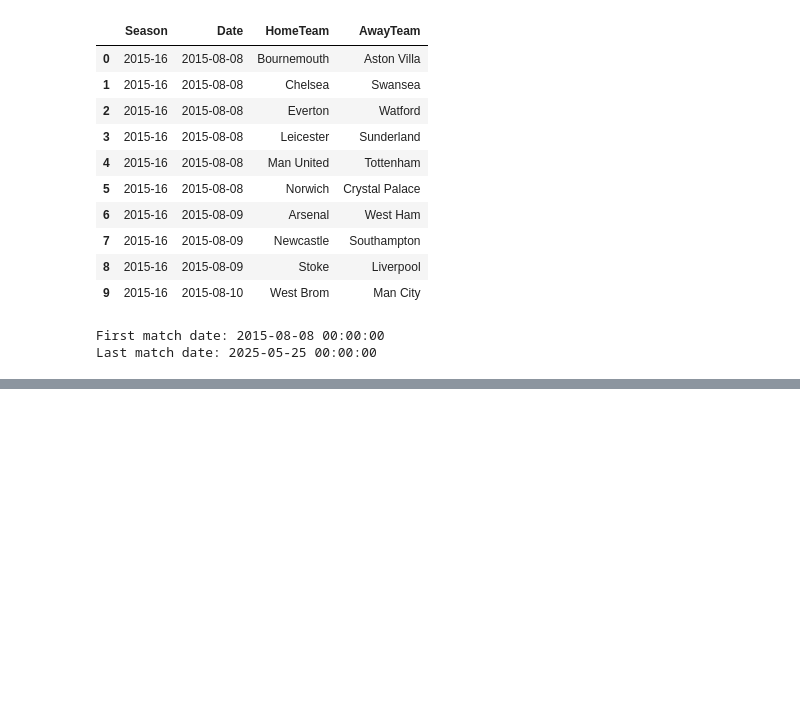
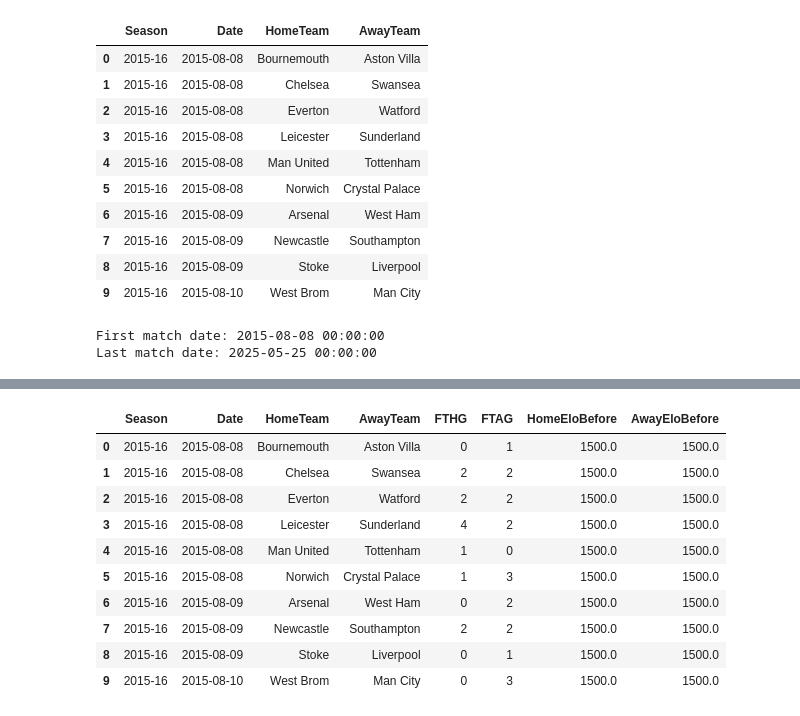
Before and after one commit to kieranforkan/premier-league-probability-engine, a Jupyter notebook: notebooks/02_feature_engineering.ipynb, the cells around one changed output, grey strips where cells are left out. Drawn from its saved outputs; the diff is of its cells as text; code cells hidden in the pictures; blank space fills up the shorter version.

Commit message:
Add validated pre-match Elo features

```diff
--- a/notebooks/02_feature_engineering.ipynb
+++ b/notebooks/02_feature_engineering.ipynb
@@ -228,0 +505,12 @@ Last match date: 2025-05-25 00:00:00
+# %%
+# Reset the temporary state used in the single-match test
+current_ratings = {}
+
+home_elo_before = []
+away_elo_before = []
+
+assert len(current_ratings) == 0
+assert len(home_elo_before) == 0
+assert len(away_elo_before) == 0
+
+print("Elo state successfully reset.")
@@ -228,0 +599,36 @@ Last match date: 2025-05-25 00:00:00
+# %%
+# Attach the generated pre-match Elo features
+matches["HomeEloBefore"] = home_elo_before
+matches["AwayEloBefore"] = away_elo_before
+
+# Confirm that the columns were created correctly
+assert "HomeEloBefore" in matches.columns
+assert "AwayEloBefore" in matches.columns
+
+assert matches["HomeEloBefore"].notna().all()
+assert matches["AwayEloBefore"].notna().all()
+
+matches[
+    [
+        "Season",
+        "Date",
+        "HomeTeam",
+        "AwayTeam",
+        "FTHG",
+        "FTAG",
+        "HomeEloBefore",
+        "AwayEloBefore",
+    ]
+].head(10)
+# %% [output]
+|  | Season | Date | HomeTeam | AwayTeam | FTHG | FTAG | HomeEloBefore | AwayEloBefore |
+| 0 | 2015-16 | 2015-08-08 | Bournemouth | Aston Villa | 0 | 1 | 1500.0 | 1500.0 |
+| 1 | 2015-16 | 2015-08-08 | Chelsea | Swansea | 2 | 2 | 1500.0 | 1500.0 |
+| 2 | 2015-16 | 2015-08-08 | Everton | Watford | 2 | 2 | 1500.0 | 1500.0 |
+| 3 | 2015-16 | 2015-08-08 | Leicester | Sunderland | 4 | 2 | 1500.0 | 1500.0 |
+| 4 | 2015-16 | 2015-08-08 | Man United | Tottenham | 1 | 0 | 1500.0 | 1500.0 |
+| 5 | 2015-16 | 2015-08-08 | Norwich | Crystal Palace | 1 | 3 | 1500.0 | 1500.0 |
+| 6 | 2015-16 | 2015-08-09 | Arsenal | West Ham | 0 | 2 | 1500.0 | 1500.0 |
+| 7 | 2015-16 | 2015-08-09 | Newcastle | Southampton | 2 | 2 | 1500.0 | 1500.0 |
+| 8 | 2015-16 | 2015-08-09 | Stoke | Liverpool | 0 | 1 | 1500.0 | 1500.0 |
+| 9 | 2015-16 | 2015-08-10 | West Brom | Man City | 0 | 3 | 1500.0 | 1500.0 |
```
Also changed, not shown: parts of 19 cells of this notebook.
